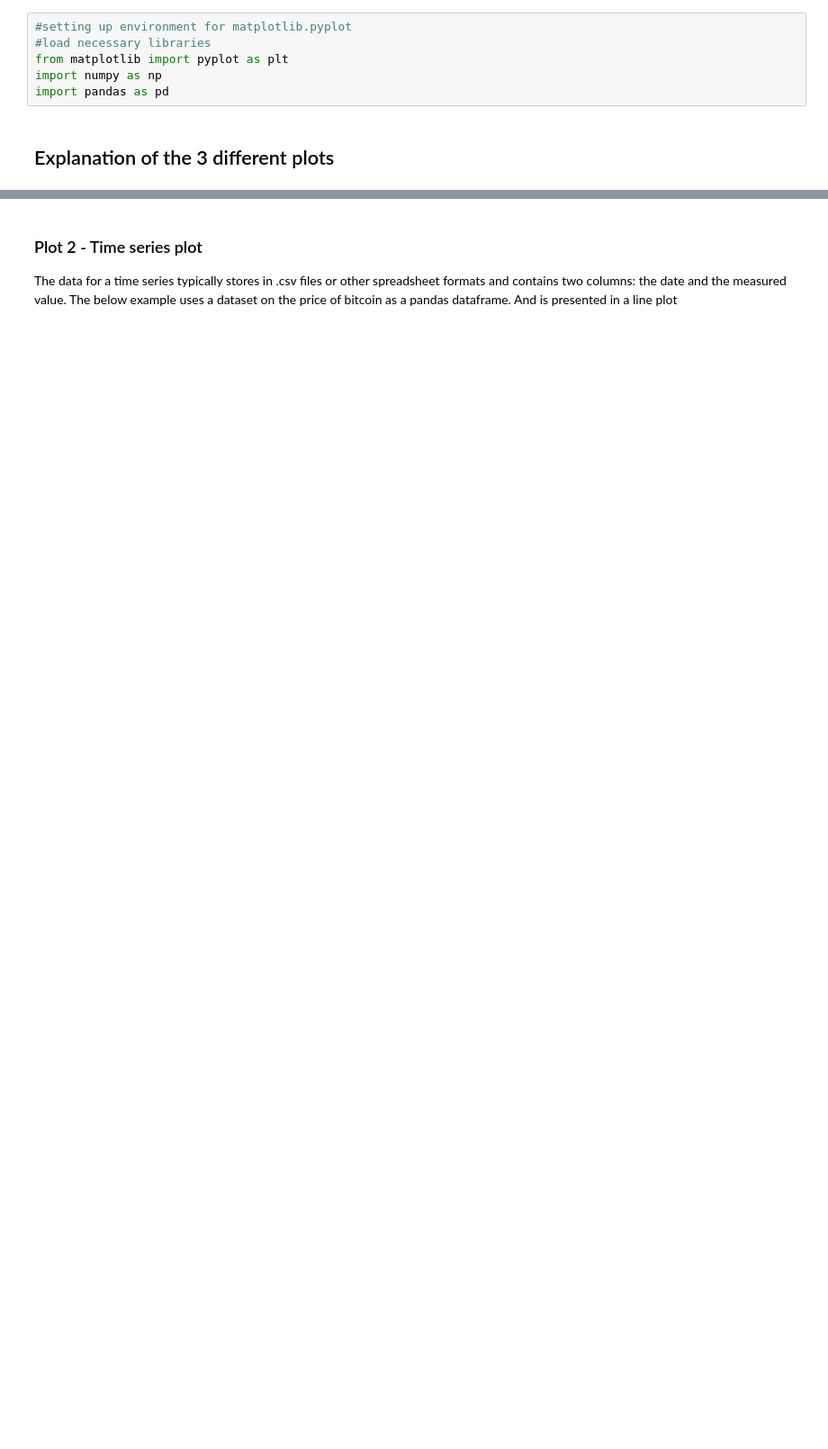
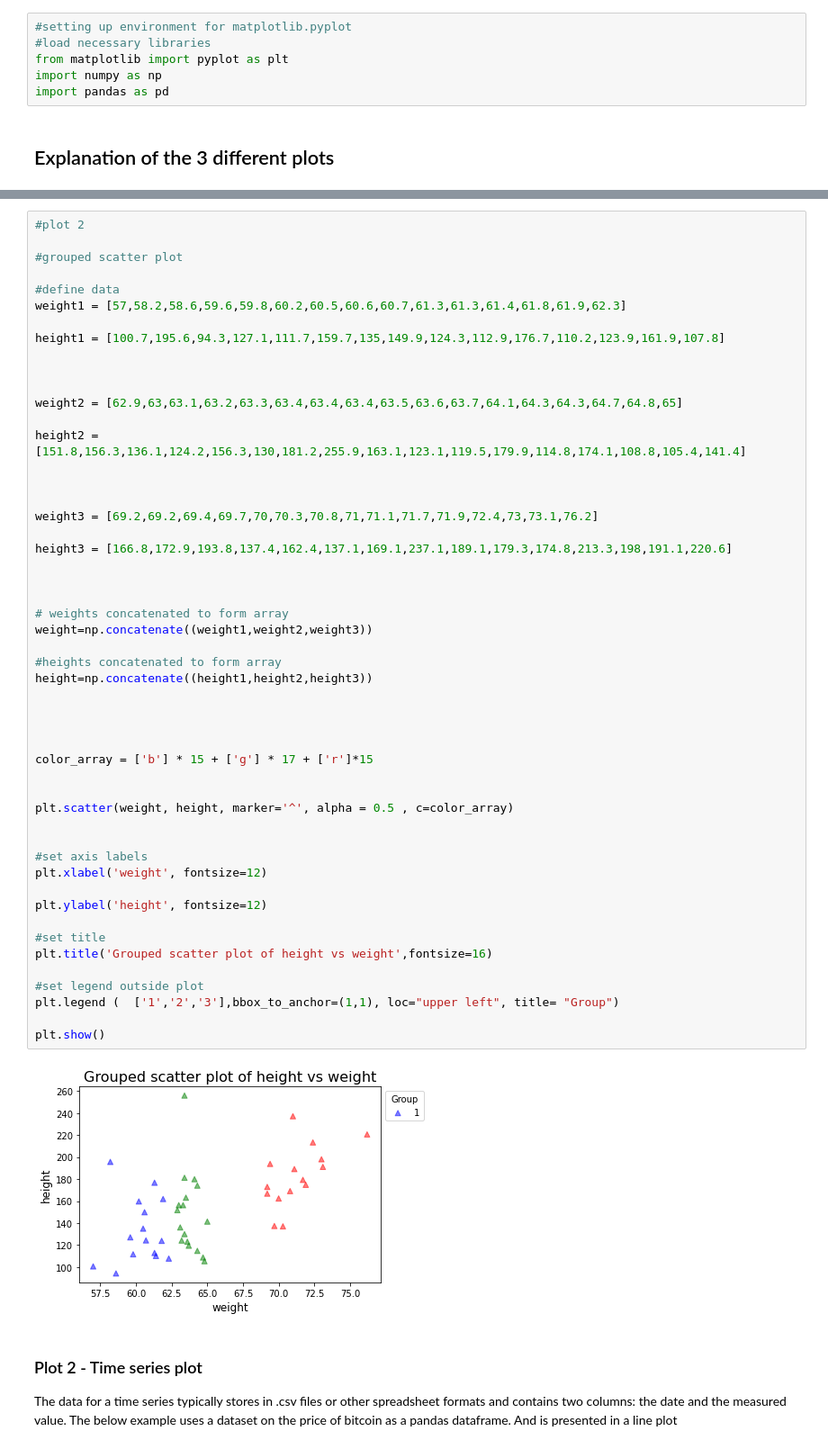
Before and after one commit to susehenry/Fundamentals-of-Data-Analysis, a Jupyter notebook: pyplot.ipynb, the cells around one changed output, grey strips where cells are left out. Shown at 90% size. Saved outputs shown, nothing was run; the diff lists cells and outputs as text; blank space fills up the shorter version.

```diff
--- a/pyplot.ipynb
+++ b/pyplot.ipynb
@@ -34,3 +51,56 @@ plt.show()
+# %%
+#plot 2
+
+#grouped scatter plot
+
+#define data
+weight1 = [57,58.2,58.6,59.6,59.8,60.2,60.5,60.6,60.7,61.3,61.3,61.4,61.8,61.9,62.3]
+
+height1 = [100.7,195.6,94.3,127.1,111.7,159.7,135,149.9,124.3,112.9,176.7,110.2,123.9,161.9,107.8]
+
+
+
+weight2 = [62.9,63,63.1,63.2,63.3,63.4,63.4,63.4,63.5,63.6,63.7,64.1,64.3,64.3,64.7,64.8,65]
+
+height2 = [151.8,156.3,136.1,124.2,156.3,130,181.2,255.9,163.1,123.1,119.5,179.9,114.8,174.1,108.8,105.4,141.4]
+
+
+
+weight3 = [69.2,69.2,69.4,69.7,70,70.3,70.8,71,71.1,71.7,71.9,72.4,73,73.1,76.2]
+
+height3 = [166.8,172.9,193.8,137.4,162.4,137.1,169.1,237.1,189.1,179.3,174.8,213.3,198,191.1,220.6]
+
+
+
+# weights concatenated to form array
+weight=np.concatenate((weight1,weight2,weight3))
+
+#heights concatenated to form array
+height=np.concatenate((height1,height2,height3))
+
+
+
+
+color_array = ['b'] * 15 + ['g'] * 17 + ['r']*15
+
+
+plt.scatter(weight, height, marker='^', alpha = 0.5 , c=color_array)
+
+
+#set axis labels
+plt.xlabel('weight', fontsize=12)
+
+plt.ylabel('height', fontsize=12)
+
+#set title
+plt.title('Grouped scatter plot of height vs weight',fontsize=16)
+
+#set legend outside plot
+plt.legend (  ['1','2','3'],bbox_to_anchor=(1,1), loc="upper left", title= "Group")
+
+plt.show()
+# %% [output]
+[figure, added]
 # %% [markdown]
 ### Plot 2 - Time series plot
 
```
Also changed, not shown: parts of 5 cells of this notebook.
